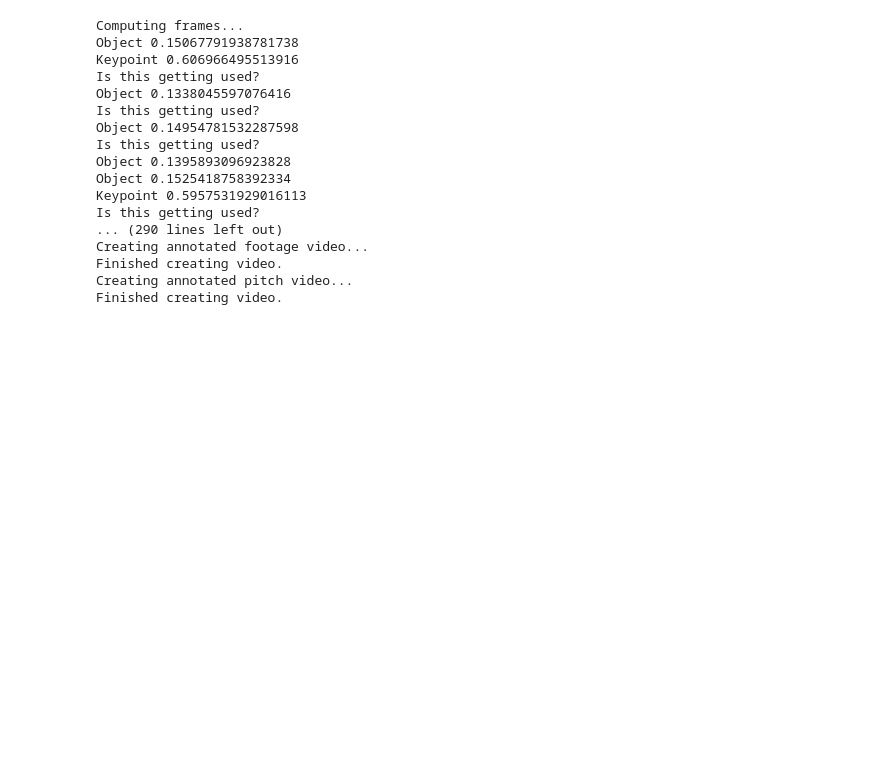
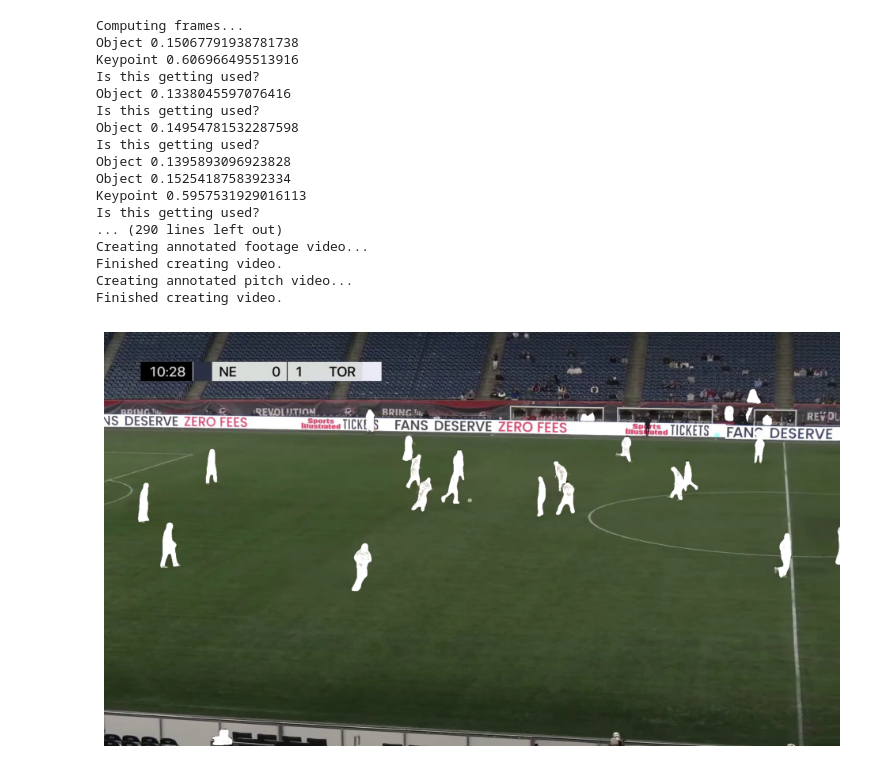
Before and after one commit to Isss11/soccer-computer-vision-analysis, a Jupyter notebook: detector.ipynb, the cells around one changed output. Saved outputs shown, nothing was run; the diff lists cells and outputs as text; code cells hidden in the pictures; blank space fills up the shorter version.

Commit message:
Add Basic Obfuscation of Players for Future Use

```diff
--- a/detector.ipynb
+++ b/detector.ipynb
@@ -442,3 +441,56 @@ Creating annotated footage video...
 Finished creating video.
 Creating annotated pitch video...
 Finished creating video.
+# %%
+# For clustering of players into different roles, not teams (uses obfuscation)
+
+import torch
+import torchvision
+import cv2
+import numpy as np
+import matplotlib.pyplot as plt
+
+# Load pre-trained Mask R-CNN model from torchvision
+model = torchvision.models.detection.maskrcnn_resnet50_fpn(pretrained=True)
+model.eval()
+
+image_path = "images-pitch/frame67.jpg"
+image = cv2.imread(image_path)
+imageRgb = cv2.cvtColor(image, cv2.COLOR_BGR2RGB)
+
+# Convert image to tensor
+transform = torchvision.transforms.ToTensor()
+imageTensor = transform(imageRgb).unsqueeze(0)
+
+# Run the image through the model to get predictions
+with torch.no_grad():
+    prediction = model(imageTensor)
+
+# Get the masks for all detected objects (class 1 = person)
+masks = prediction[0]['masks']
+labels = prediction[0]['labels']
+scores = prediction[0]['scores']
+
+# Filter masks for class "person" (label = 1)
+personMasks = masks[labels == 1]
+
+# Create an empty mask for the jerseys
+jerseyMask = np.zeros(imageRgb.shape[:2], dtype=np.uint8)
+
+for mask in personMasks:
+    mask = mask[0] > 0.5
+    mask = mask.numpy().astype(np.uint8)
+    jerseyMask = np.maximum(jerseyMask, mask)
+
+imageHsv = cv2.cvtColor(image, cv2.COLOR_BGR2HSV)
+
+lowerWhite = np.array([0, 0, 200])
+upperWhite = np.array([180, 30, 255])
+
+maskWhite = cv2.inRange(imageHsv, lowerWhite, upperWhite)
+combinedMask = np.maximum(jerseyMask, maskWhite)
+image[combinedMask == 1] = [255, 255, 255]
+
+sv.plot_image(image)
+# %% [output]
+[figure, added]
```
Also changed, not shown: parts of 1 cell of this notebook.
